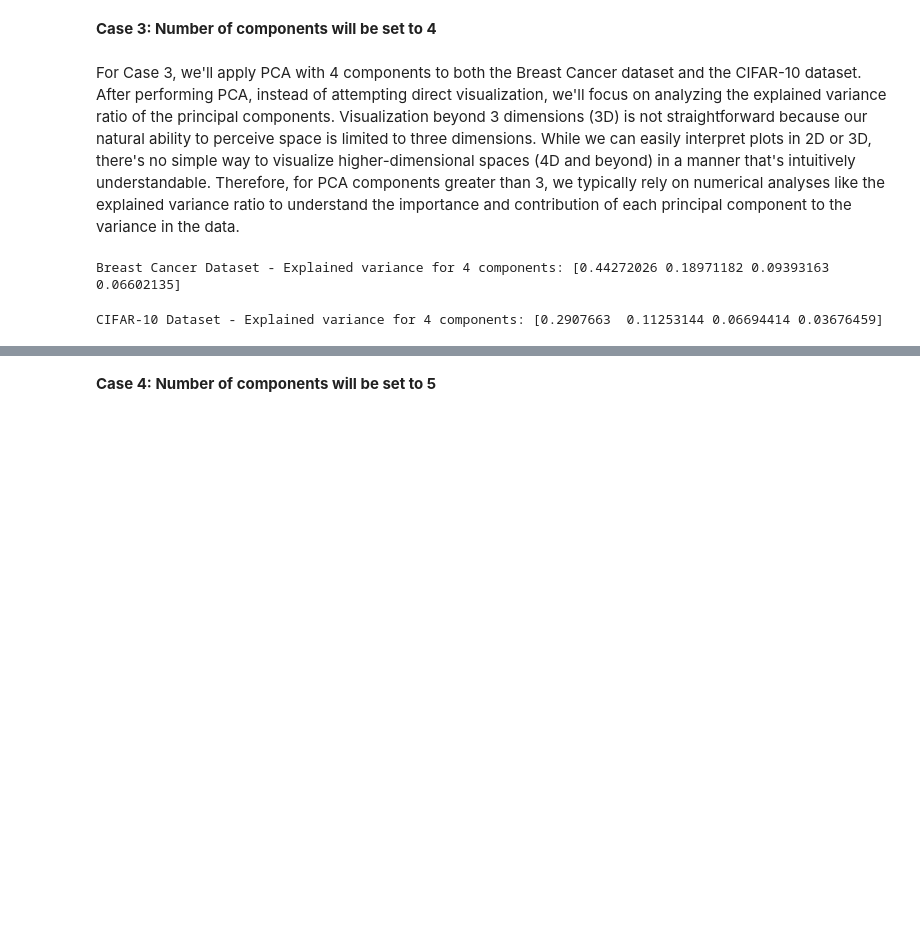
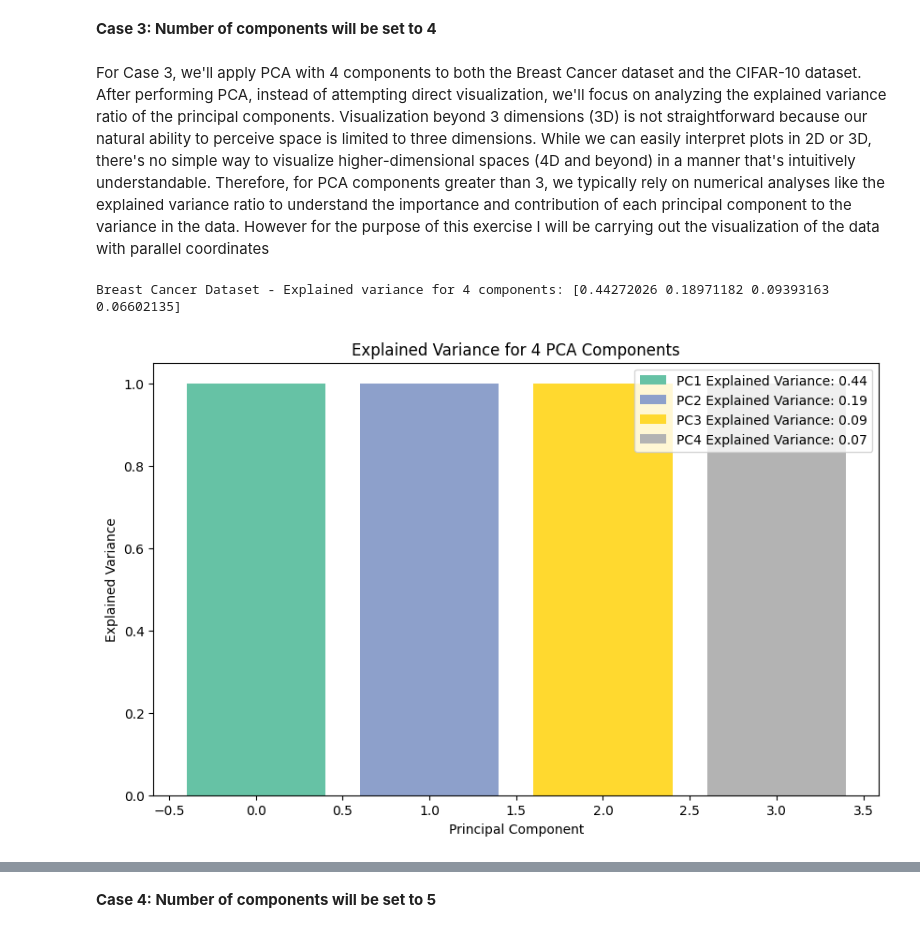
Before and after one commit to prosperjohn9/pca, a Jupyter notebook: Principal_Component_Analysis_(PCA).ipynb, the cells around one changed output, grey strips where cells are left out. Cells and saved outputs as stored; diff of their text form; code cells hidden in the pictures; blank space fills up the shorter version.

```diff
--- a/Principal_Component_Analysis_(PCA).ipynb
+++ b/Principal_Component_Analysis_(PCA).ipynb
@@ -618,20 +623,28 @@ CIFAR-10 Dataset - Explained variance for 3 components: [0.2907663  0.11253144 0
 # %% [markdown]
 **Case 3: Number of components will be set to 4**
 # %% [markdown]
-For Case 3, we'll apply PCA with 4 components to both the Breast Cancer dataset and the CIFAR-10 dataset. After performing PCA, instead of attempting direct visualization, we'll focus on analyzing the explained variance ratio of the principal components. Visualization beyond 3 dimensions (3D) is not straightforward because our natural ability to perceive space is limited to three dimensions. While we can easily interpret plots in 2D or 3D, there's no simple way to visualize higher-dimensional spaces (4D and beyond) in a manner that's intuitively understandable. Therefore, for PCA components greater than 3, we typically rely on numerical analyses like the explained variance ratio to understand the importance and contribution of each principal component to the variance in the data.
+For Case 3, we'll apply PCA with 4 components to both the Breast Cancer dataset and the CIFAR-10 dataset. After performing PCA, instead of attempting direct visualization, we'll focus on analyzing the explained variance ratio of the principal components. Visualization beyond 3 dimensions (3D) is not straightforward because our natural ability to perceive space is limited to three dimensions. While we can easily interpret plots in 2D or 3D, there's no simple way to visualize higher-dimensional spaces (4D and beyond) in a manner that's intuitively understandable. Therefore, for PCA components greater than 3, we typically rely on numerical analyses like the explained variance ratio to understand the importance and contribution of each principal component to the variance in the data. However for the purpose of this exercise I will be carrying out the visualization of the data with parallel coordinates
-# %%
-# PCA with 4 components for the Breast Cancer dataset
-pca_breast_4 = PCA(n_components=4)
-principalComponents_breast_4 = pca_breast_4.fit_transform(x)
-explained_variance_breast_4 = pca_breast_4.explained_variance_ratio_
-print('Breast Cancer Dataset - Explained variance for 4 components:', explained_variance_breast_4)
-# %% [output]
-Breast Cancer Dataset - Explained variance for 4 components: [0.44272026 0.18971182 0.09393163 0.06602135]
-# %%
-# PCA with 4 components for the CIFAR-10 dataset
-pca_cifar_4 = PCA(n_components=4)
-principalComponents_cifar_4 = pca_cifar_4.fit_transform(x_train_flat)
-explained_variance_cifar_4 = pca_cifar_4.explained_variance_ratio_
-print('CIFAR-10 Dataset - Explained variance for 4 components:', explained_variance_cifar_4)
-# %% [output]
-CIFAR-10 Dataset - Explained variance for 4 components: [0.2907663  0.11253144 0.06694414 0.03676459]
+# %%
+# PCA with 4 components for the Breast Cancer dataset
+pca_breast_4 = PCA(n_components=4)
+principalComponents_breast_4 = pca_breast_4.fit_transform(x)
+explained_variance_breast_4 = pca_breast_4.explained_variance_ratio_
+
+# Print the explained variance
+print('Breast Cancer Dataset - Explained variance for 4 components:', explained_variance_breast_4)
+
+# Convert explained variance to colors using a color map
+colors = plt.cm.get_cmap('Set2', len(explained_variance_breast_4))(np.arange(len(explained_variance_breast_4)))
+
+# Plotting the color map
+plt.figure(figsize=(10, 6))
+for i, (variance, color) in enumerate(zip(explained_variance_breast_4, colors)):
+    plt.bar(i, 1, color=color, label=f'PC{i+1} Explained Variance: {variance:.2f}')
+plt.xlabel('Principal Component')
+plt.ylabel('Explained Variance')
+plt.title('Explained Variance for 4 PCA Components')
+plt.legend()
+plt.show()
+# %% [output]
+Breast Cancer Dataset - Explained variance for 4 components: [0.44272026 0.18971182 0.09393163 0.06602135]
+[figure, added]
```
Also changed, not shown: parts of 19 cells of this notebook.
